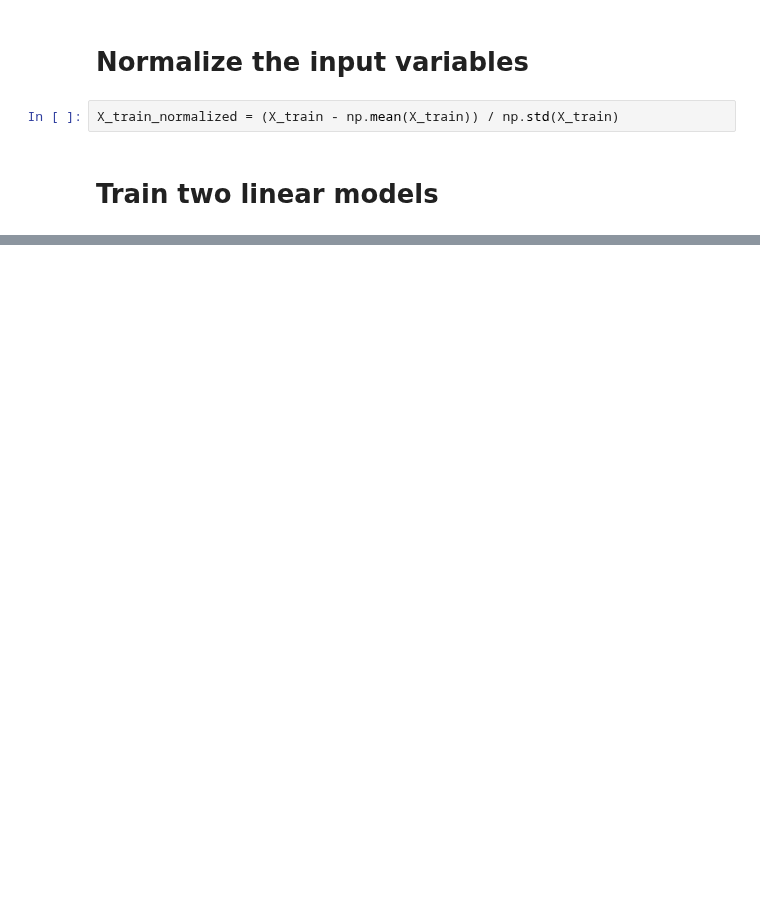
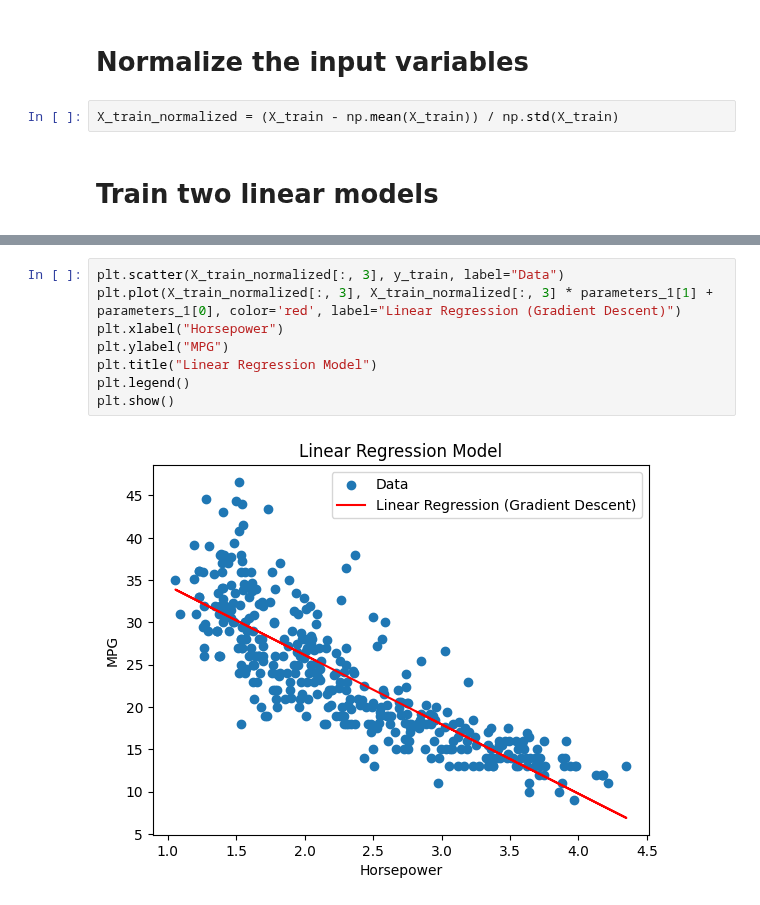
Before and after one commit to vjhwong/DL4IA, a Jupyter notebook: Assignment 1/assignment_1.ipynb, the cells around one changed output, grey strips where cells are left out. Drawn from its saved outputs; the diff is of its cells as text; blank space fills up the shorter version.

```diff
--- a/Assignment 1/assignment_1.ipynb
+++ b/Assignment 1/assignment_1.ipynb
@@ -50,0 +81,10 @@ for X_train, title in zip(training_sets, titles):
+# %%
+plt.scatter(X_train_normalized[:, 3], y_train, label="Data")
+plt.plot(X_train_normalized[:, 3], X_train_normalized[:, 3] * parameters_1[1] + parameters_1[0], color='red', label="Linear Regression (Gradient Descent)")
+plt.xlabel("Horsepower")
+plt.ylabel("MPG")
+plt.title("Linear Regression Model")
+plt.legend()
+plt.show()
+# %% [output]
+[figure, added]
```
Also changed, not shown: parts of 5 cells of this notebook, 2 other files.
